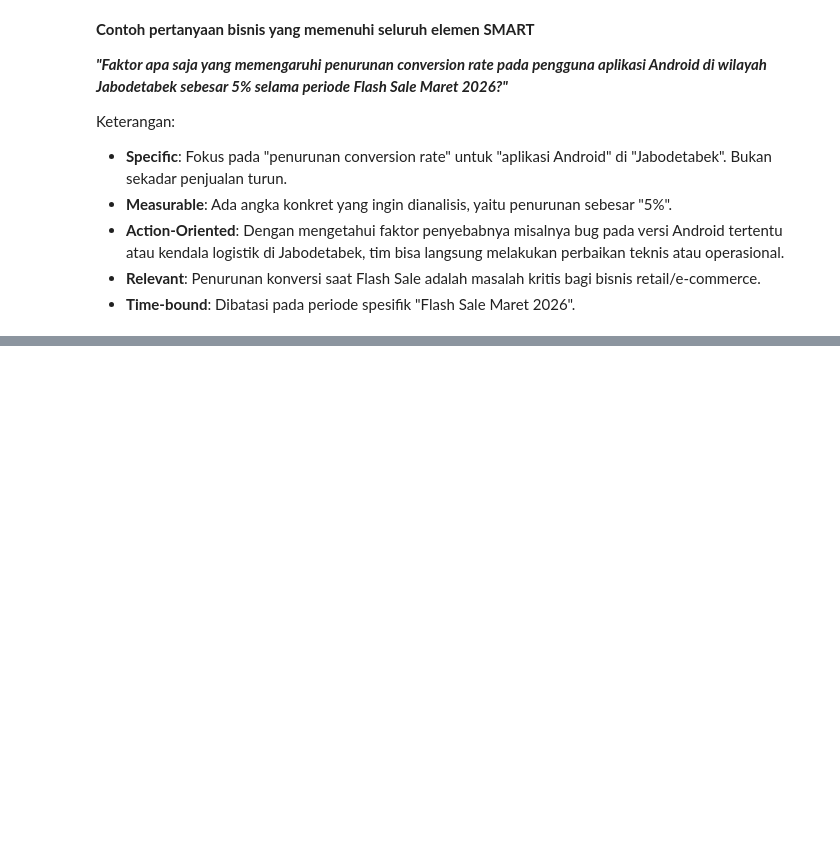
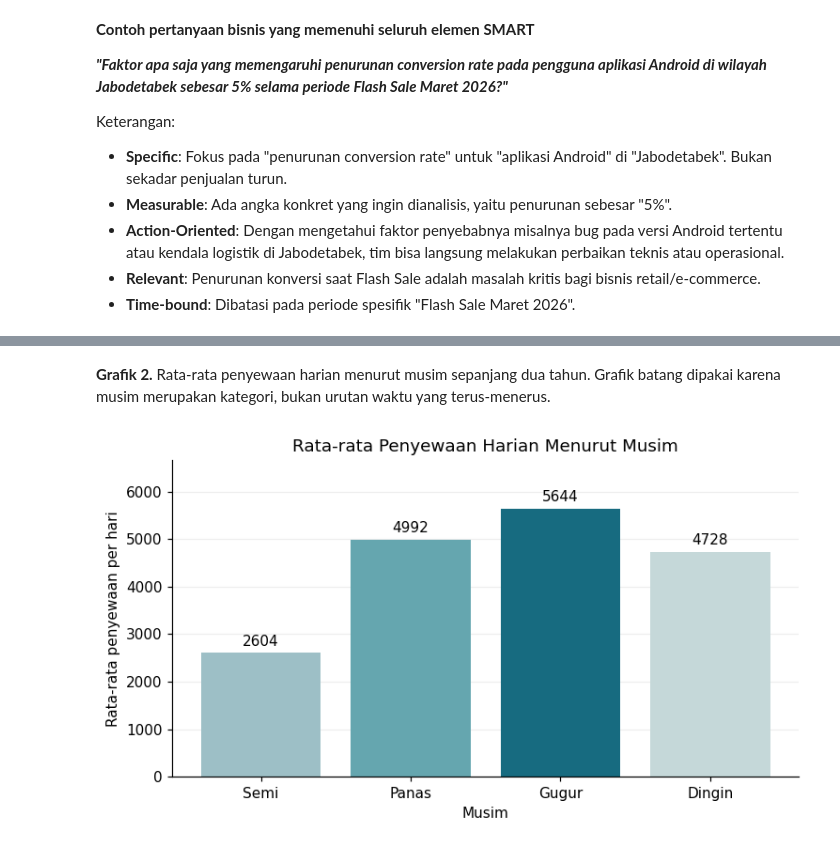
Before and after one commit to nugrasrposit/bike-sharing-dashboard, a Jupyter notebook: dashboard/main-data.ipynb, the cells around one changed output, grey strips where cells are left out. Saved outputs shown, nothing was run; the diff lists cells and outputs as text; code cells hidden in the pictures; blank space fills up the shorter version.

```diff
--- a/dashboard/main-data.ipynb
+++ b/dashboard/main-data.ipynb
@@ -112,0 +313,4 @@ Keterangan:
+# %%
+urutan_musim = ['Semi', 'Panas', 'Gugur', 'Dingin']
+musiman = day_df.groupby('musim')['cnt'].mean().reindex(urutan_musim)
+display(musiman.round(1))
@@ -112,0 +416,17 @@ Keterangan:
+# %% [markdown]
+**Grafik 2.** Rata-rata penyewaan harian menurut musim sepanjang dua tahun. Grafik batang dipakai karena musim merupakan kategori, bukan urutan waktu yang terus-menerus.
+# %%
+fig, ax = plt.subplots(figsize=(7, 4))
+bars = ax.bar(musiman.index, musiman.values, color=['#9DBFC6','#65A6AF','#176B80','#C5D8D9'])
+ax.set_title('Rata-rata Penyewaan Harian Menurut Musim')
+ax.set_xlabel('Musim')
+ax.set_ylabel('Rata-rata penyewaan per hari')
+ax.set_ylim(0, musiman.max() * 1.18)
+ax.bar_label(bars, fmt='%.0f', padding=3)
+ax.grid(axis='y', alpha=0.22)
+ax.set_axisbelow(True)
+ax.spines[['top','right']].set_visible(False)
+plt.tight_layout()
+plt.show()
+# %% [output]
+[figure, added]
```
Also changed, not shown: parts of 82 cells of this notebook.
